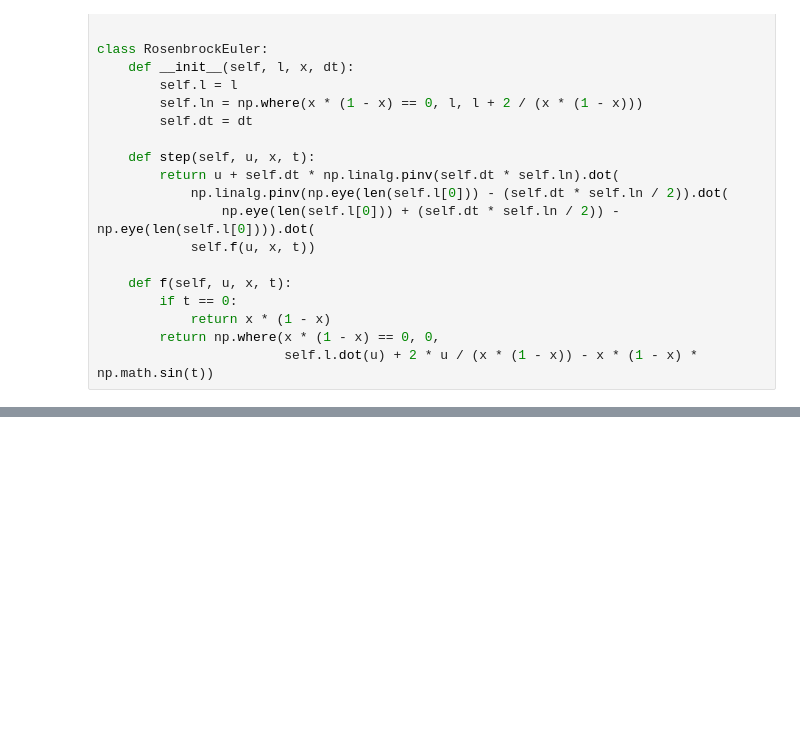
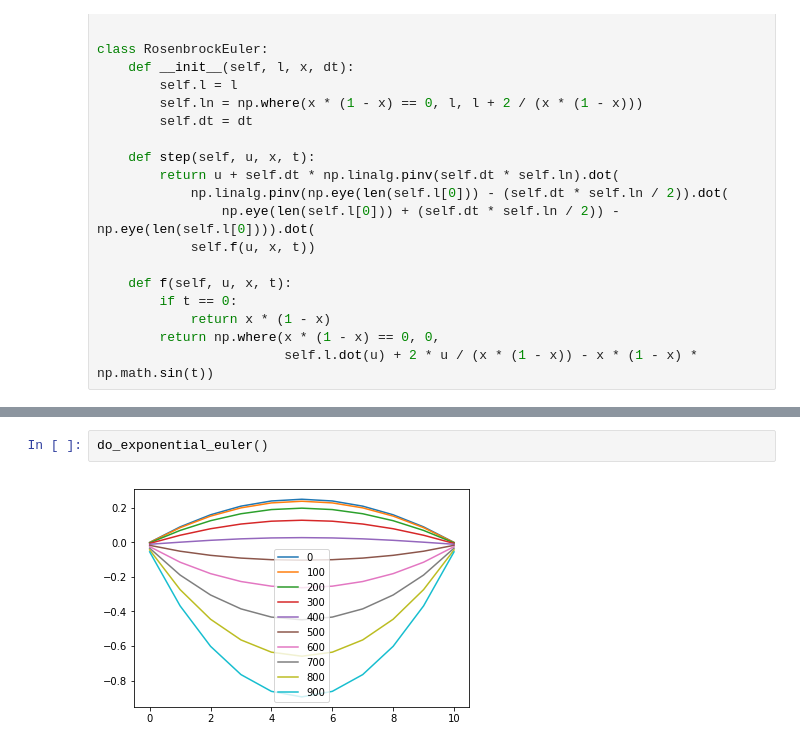
Before and after one commit to hiramekun/SML, a Jupyter notebook: simulation/solve_partial_differential.ipynb, the cells around one changed output, grey strips where cells are left out. Cells and saved outputs as stored; diff of their text form; blank space fills up the shorter version.

```diff
--- a/simulation/solve_partial_differential.ipynb
+++ b/simulation/solve_partial_differential.ipynb
@@ -135,0 +152,4 @@ plt.legend()
+# %%
+do_exponential_euler()
+# %% [output]
+[figure, added]
```
Also changed, not shown: parts of 9 cells of this notebook.
